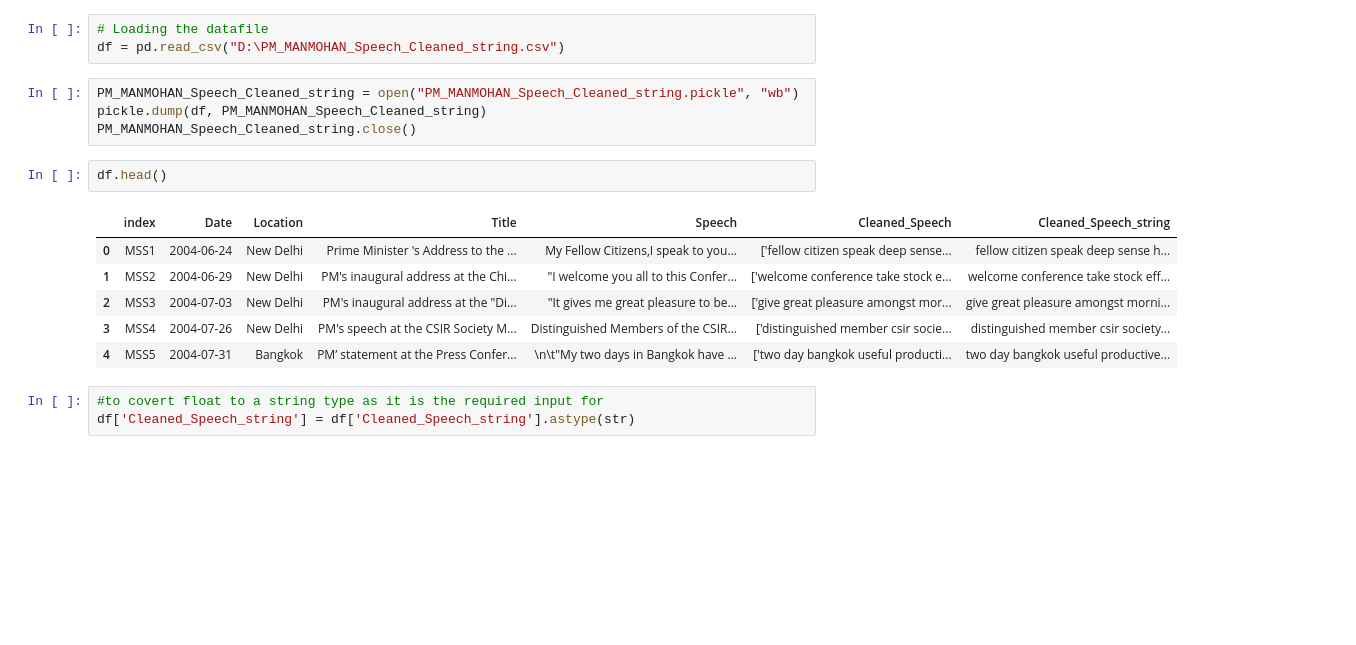
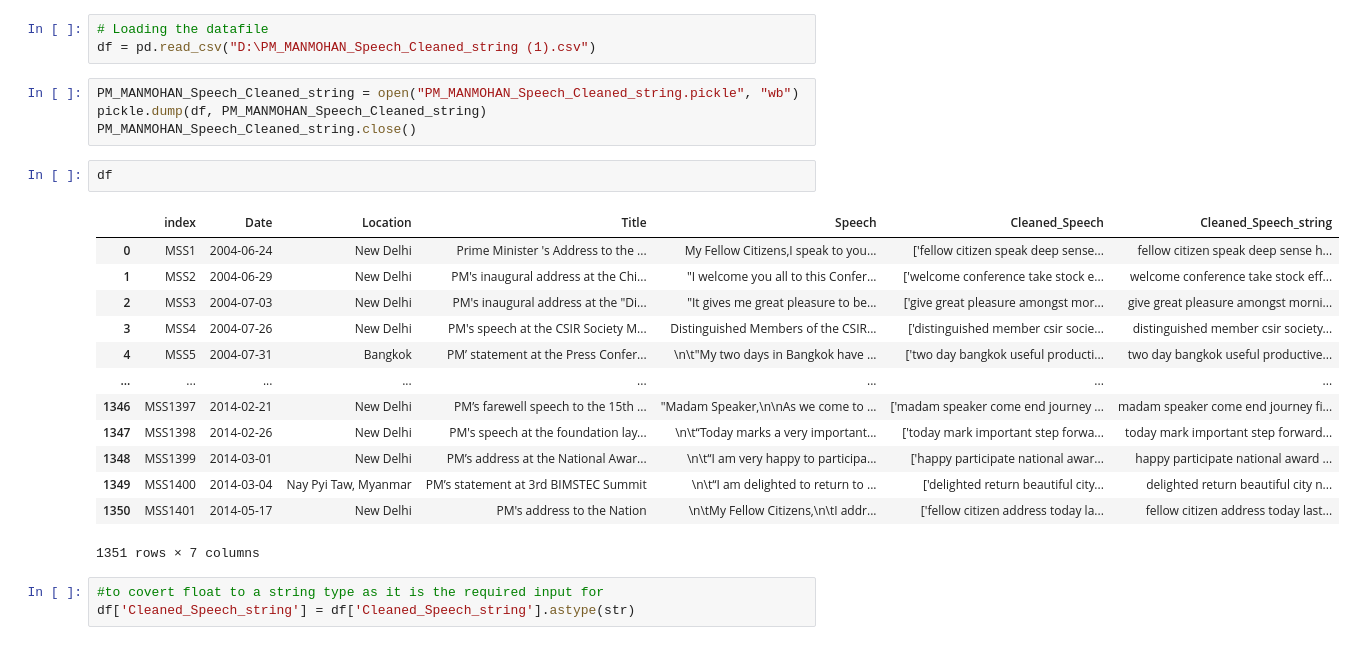
Before and after one commit to ohhlalit/CP, a Jupyter notebook: Manmohan/MS_Vectorization_Doc2Vec.ipynb, the cells around one changed output. Drawn from its saved outputs; the diff is of its cells as text; blank space fills up the shorter version.

```diff
--- a/Manmohan/MS_Vectorization_Doc2Vec.ipynb
+++ b/Manmohan/MS_Vectorization_Doc2Vec.ipynb
@@ -8,20 +8,27 @@ from gensim.models import Doc2Vec
 import pickle
 # %%
 # Loading the datafile
-df = pd.read_csv("D:\PM_MANMOHAN_Speech_Cleaned_string.csv")
+df = pd.read_csv("D:\PM_MANMOHAN_Speech_Cleaned_string (1).csv")
 # %%
 PM_MANMOHAN_Speech_Cleaned_string = open("PM_MANMOHAN_Speech_Cleaned_string.pickle", "wb")
 pickle.dump(df, PM_MANMOHAN_Speech_Cleaned_string)
 PM_MANMOHAN_Speech_Cleaned_string.close()
 # %%
-df.head()
+df
 # %% [output]
 |  | index | Date | Location | Title | Speech | Cleaned_Speech | Cleaned_Speech_string |
 | 0 | MSS1 | 2004-06-24 | New Delhi | Prime Minister 's Address to the ... | My Fellow Citizens,I speak to you... | ['fellow citizen speak deep sense... | fellow citizen speak deep sense h... |
 | 1 | MSS2 | 2004-06-29 | New Delhi | PM's inaugural address at the Chi... | "I welcome you all to this Confer... | ['welcome conference take stock e... | welcome conference take stock eff... |
 | 2 | MSS3 | 2004-07-03 | New Delhi | PM's inaugural address at the "Di... | "It gives me great pleasure to be... | ['give great pleasure amongst mor... | give great pleasure amongst morni... |
 | 3 | MSS4 | 2004-07-26 | New Delhi | PM's speech at the CSIR Society M... | Distinguished Members of the CSIR... | ['distinguished member csir socie... | distinguished member csir society... |
 | 4 | MSS5 | 2004-07-31 | Bangkok | PM’ statement at the Press Confer... | \n\t"My two days in Bangkok have ... | ['two day bangkok useful producti... | two day bangkok useful productive... |
+| ... | ... | ... | ... | ... | ... | ... | ... |
+| 1346 | MSS1397 | 2014-02-21 | New Delhi | PM’s farewell speech to the 15th ... | "Madam Speaker,\n\nAs we come to ... | ['madam speaker come end journey ... | madam speaker come end journey fi... |
+| 1347 | MSS1398 | 2014-02-26 | New Delhi | PM's speech at the foundation lay... | \n\t“Today marks a very important... | ['today mark important step forwa... | today mark important step forward... |
+| 1348 | MSS1399 | 2014-03-01 | New Delhi | PM’s address at the National Awar... | \n\t“I am very happy to participa... | ['happy participate national awar... | happy participate national award ... |
+| 1349 | MSS1400 | 2014-03-04 | Nay Pyi Taw, Myanmar | PM’s statement at 3rd BIMSTEC Summit | \n\t“I am delighted to return to ... | ['delighted return beautiful city... | delighted return beautiful city n... |
+| 1350 | MSS1401 | 2014-05-17 | New Delhi | PM's address to the Nation | \n\tMy Fellow Citizens,\n\tI addr... | ['fellow citizen address today la... | fellow citizen address today last... |
+1351 rows × 7 columns
 # %%
 #to covert float to a string type as it is the required input for
 df['Cleaned_Speech_string'] = df['Cleaned_Speech_string'].astype(str)
```
Also changed, not shown: parts of 14 cells of this notebook.
